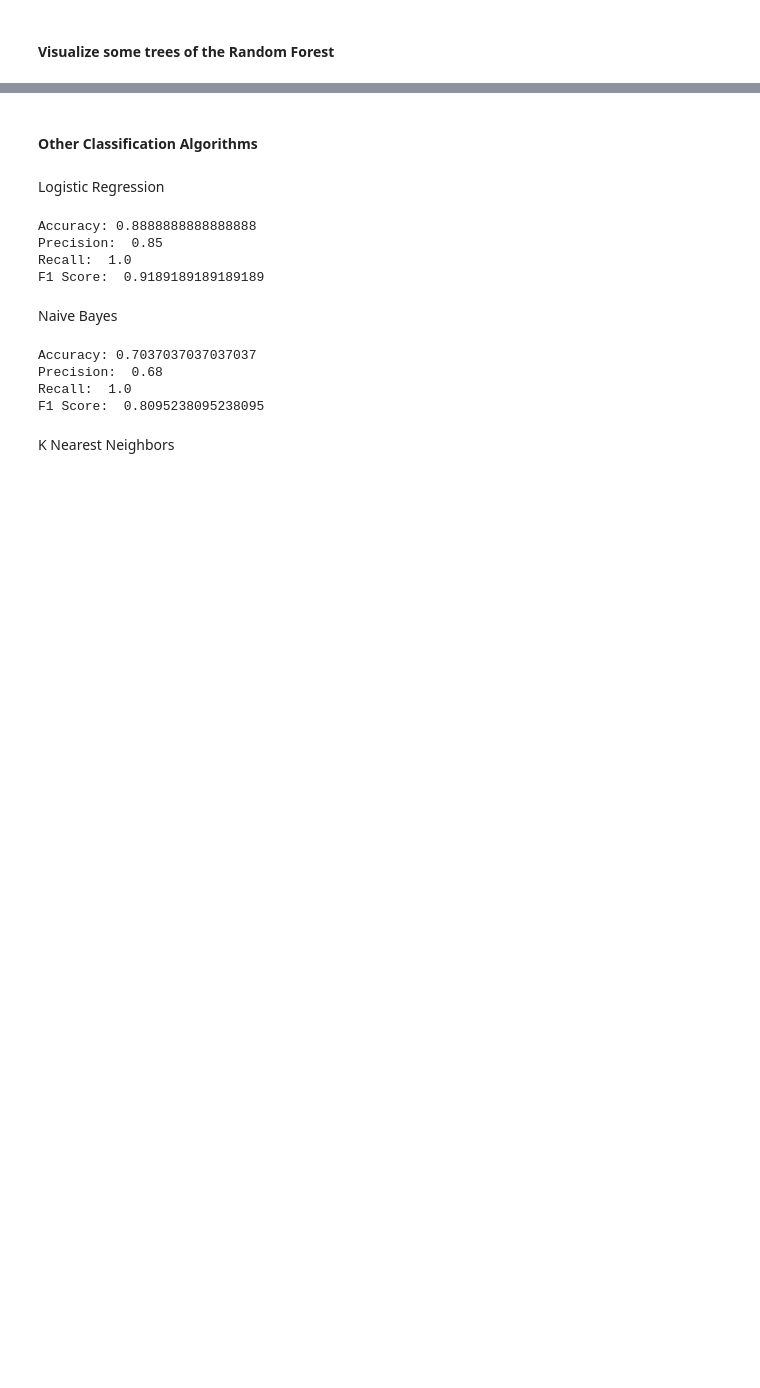
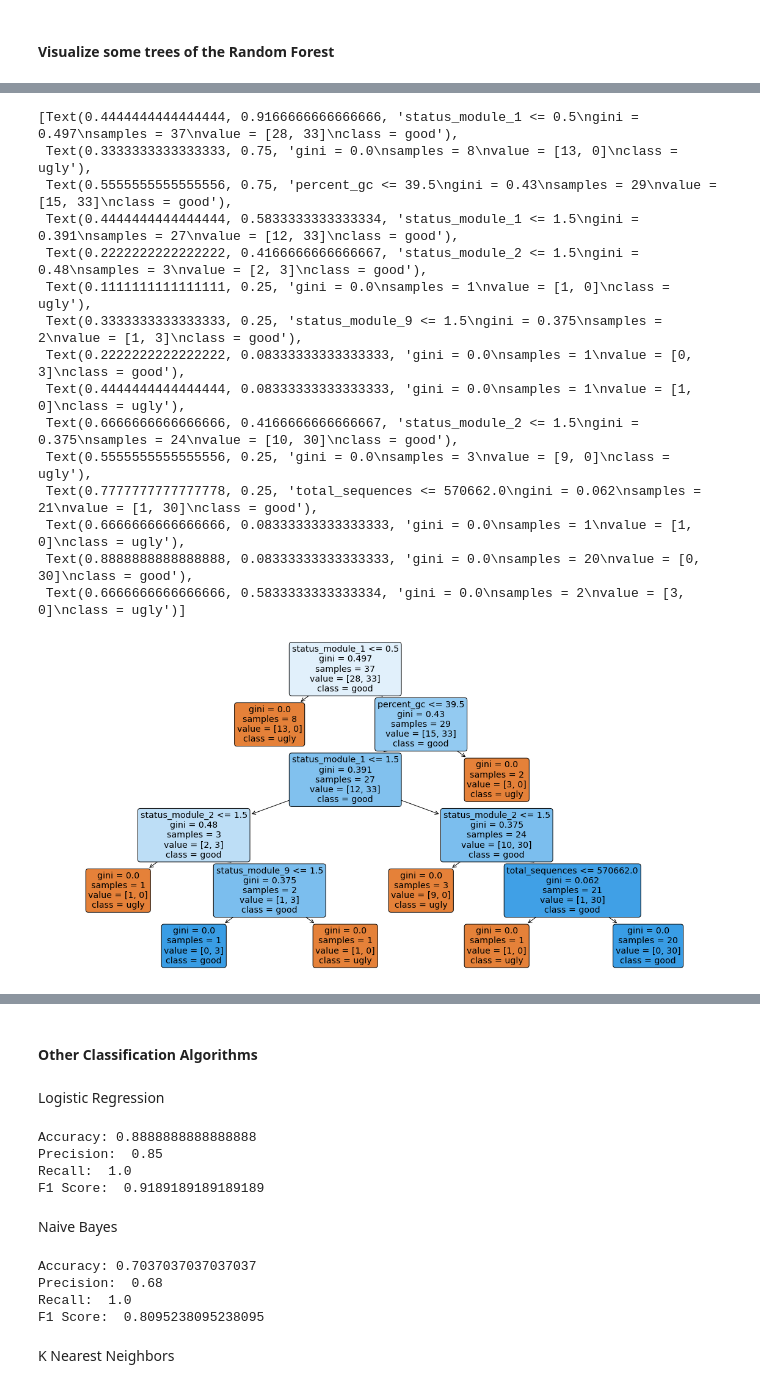
Before and after one commit to AlexHTW/ngs_quality_control, a Jupyter notebook: 05_ngs_quality_machine_learning.ipynb, the cells around one changed output, grey strips where cells are left out. Cells and saved outputs as stored; diff of their text form; code cells hidden in the pictures; blank space fills up the shorter version.

```diff
--- a/05_ngs_quality_machine_learning.ipynb
+++ b/05_ngs_quality_machine_learning.ipynb
@@ -212,10 +226,10 @@ F1 Score: 0.99 +/- 0.02
 # %% [markdown]
 #### Visualize some trees of the Random Forest
 # %%
-dot_data = tree.export_graphviz(clf_rf.estimators_[0], out_file=None,
-                               feature_names = X_train.columns,
-                                class_names = ["ugly", "good"],
-                               filled=True, rounded=True)
-graph = graphviz.Source(dot_data)
-graph
+fig = plt.figure(figsize=(20, 10))
+tree.plot_tree(clf_rf.estimators_[0],
+          feature_names=ngs_reads.columns,
+          class_names=['ugly', 'good'],
+          filled=True, impurity=True,
+          rounded=True)
 # %% [output]
@@ -223 +236,17 @@ graph
+[Text(0.4444444444444444, 0.9166666666666666, 'status_module_1 <= 0.5\ngini = 0.497\nsamples = 37\nvalue = [28, 33]\nclass = good'),
+ Text(0.3333333333333333, 0.75, 'gini = 0.0\nsamples = 8\nvalue = [13, 0]\nclass = ugly'),
+ Text(0.5555555555555556, 0.75, 'percent_gc <= 39.5\ngini = 0.43\nsamples = 29\nvalue = [15, 33]\nclass = good'),
+ Text(0.4444444444444444, 0.5833333333333334, 'status_module_1 <= 1.5\ngini = 0.391\nsamples = 27\nvalue = [12, 33]\nclass = good'),
+ Text(0.2222222222222222, 0.4166666666666667, 'status_module_2 <= 1.5\ngini = 0.48\nsamples = 3\nvalue = [2, 3]\nclass = good'),
+ Text(0.1111111111111111, 0.25, 'gini = 0.0\nsamples = 1\nvalue = [1, 0]\nclass = ugly'),
+ Text(0.3333333333333333, 0.25, 'status_module_9 <= 1.5\ngini = 0.375\nsamples = 2\nvalue = [1, 3]\nclass = good'),
+ Text(0.2222222222222222, 0.08333333333333333, 'gini = 0.0\nsamples = 1\nvalue = [0, 3]\nclass = good'),
+ Text(0.4444444444444444, 0.08333333333333333, 'gini = 0.0\nsamples = 1\nvalue = [1, 0]\nclass = ugly'),
+ Text(0.6666666666666666, 0.4166666666666667, 'status_module_2 <= 1.5\ngini = 0.375\nsamples = 24\nvalue = [10, 30]\nclass = good'),
+ Text(0.5555555555555556, 0.25, 'gini = 0.0\nsamples = 3\nvalue = [9, 0]\nclass = ugly'),
+ Text(0.7777777777777778, 0.25, 'total_sequences <= 570662.0\ngini = 0.062\nsamples = 21\nvalue = [1, 30]\nclass = good'),
+ Text(0.6666666666666666, 0.08333333333333333, 'gini = 0.0\nsamples = 1\nvalue = [1, 0]\nclass = ugly'),
+ Text(0.8888888888888888, 0.08333333333333333, 'gini = 0.0\nsamples = 20\nvalue = [0, 30]\nclass = good'),
+ Text(0.6666666666666666, 0.5833333333333334, 'gini = 0.0\nsamples = 2\nvalue = [3, 0]\nclass = ugly')]
+[figure, added]
 # %%
```
Also changed, not shown: parts of 7 cells of this notebook.
